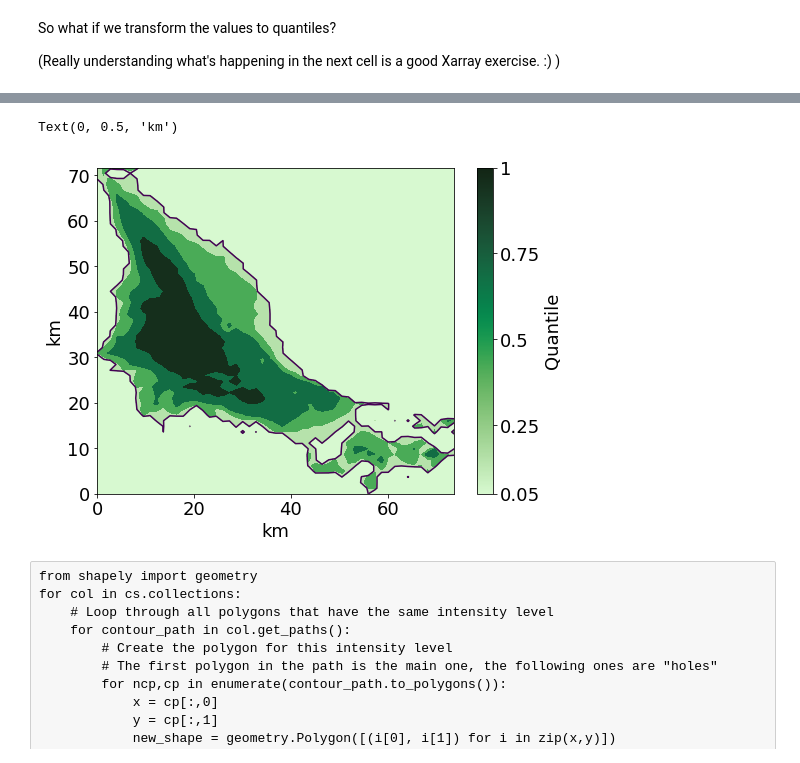
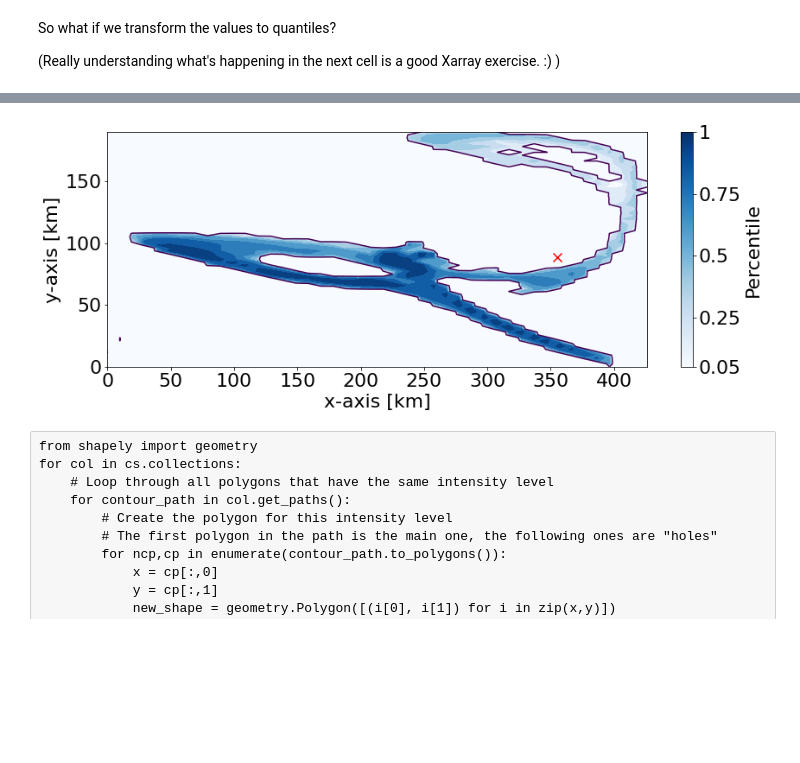
Before and after one commit to LeonMock/master-thesis, a Jupyter notebook: notebooks/2023-07-09_heatmaps.ipynb, the cells around one changed output, grey strips where cells are left out. Cells and saved outputs as stored; diff of their text form; code cells hidden in the pictures; blank space fills up the shorter version.

```diff
--- a/notebooks/2023-07-09_heatmaps.ipynb
+++ b/notebooks/2023-07-09_heatmaps.ipynb
@@ -23,4 +23,4 @@ output_path = '/gxfs_work1/geomar/smomw523/master-thesis/output_data/ROMS_child'
 # %%
-traj_files = sorted(Path(output_path).glob("Column_backwards_test_1500_20090301_RT-42_N-1000000_seed-12345.nc"))
+traj_files = sorted(Path(output_path).glob("Column_test_1500_20090301_RT-42_N-1000000_seed-12345.nc"))
 traj_files[0].name
 # %% [output]
@@ -226,6 +226,6 @@ To have a linear distribution of colors, we can transform the heat map to quanti
 # %% [markdown]
 First, let's just extract the final 200 obs steps so we don't need to handle the obs dimension any more.
 # %%
-heat_map = heat_map.isel(obs=5)#slice(-200, None)).mean("obs")
+heat_map = heat_map.isel(obs=42)#slice(-200, None)).mean("obs")
 heat_map
 # %% [output]
@@ -309,5 +309,5 @@ plt.contour(heat_map_transformed,colors='red')
 # %%
-plt.rcParams.update({'font.size': 18})
+plt.rcParams.update({'font.size': 22})
 # %%
 plt.figure(figsize=(10,4))
 cf=plt.contourf(heat_map_transformed.where(heat_map_transformed>(np.min(np.where(quants_sum<0.95))/100),drop=True).lon_bin,
@@ -335,6 +335,9 @@ Text(0.5, 1.0, '100000 particles')
 # %%
 lattokm = np.linspace(0,(heat_map_transformed.where(heat_map_transformed>(np.min(np.where(quants_sum<0.95))/100),drop=True).lat_bin.max()-heat_map_transformed.where(heat_map_transformed>(np.min(np.where(quants_sum<0.95))/100),drop=True).lat_bin.min())*110.574,len(heat_map_transformed.where(heat_map_transformed>(np.min(np.where(quants_sum<0.95))/100),drop=True).lat_bin))
 lontokm = np.linspace(0,(heat_map_transformed.where(heat_map_transformed>(np.min(np.where(quants_sum<0.95))/100),drop=True).lon_bin.max()-heat_map_transformed.where(heat_map_transformed>(np.min(np.where(quants_sum<0.95))/100),drop=True).lon_bin.min())*111.320*np.cos(heat_map_transformed.lat_bin.mean()* np.pi / 180),len(heat_map_transformed.where(heat_map_transformed>(np.min(np.where(quants_sum<0.95))/100),drop=True).lon_bin))
+# %%
+startlattokm=(-23.25-heat_map_transformed.where(heat_map_transformed>(np.min(np.where(quants_sum<0.95))/100),drop=True).lat_bin.min())*110.574
+startlontokm=(8.25-heat_map_transformed.where(heat_map_transformed>(np.min(np.where(quants_sum<0.95))/100),drop=True).lon_bin.min())*111.320*np.cos(heat_map_transformed.lon_bin.mean()* np.pi / 180)
 # %%
 heat_map_transformed.where(heat_map_transformed>(np.min(np.where(quants_sum<0.95))/100),drop=True).min()
 # %% [output]
@@ -343,25 +346,24 @@ array(0.47)
 # %%
-plt.figure(figsize=(8,6))
-cf=plt.contourf(lontokm,lattokm,heat_map_transformed.where(heat_map_transformed>(np.min(np.where(quants_sum<0.95))/100),drop=True).fillna(0).T,vmin=(np.min(np.where(quants_sum<0.95))/100),vmax=1, cmap=cmocean.cm.algae)
-cb=plt.colorbar(ScalarMappable(norm=cf.norm, cmap=cf.cmap),label='Quantile',ticks=[(np.min(np.where(quants_sum<0.95))/100),
+plt.figure(figsize=(14,5))
+cf=plt.contourf(lontokm,lattokm,heat_map_transformed.where(heat_map_transformed>(np.min(np.where(quants_sum<0.95))/100),drop=True).fillna(0).T,vmin=(np.min(np.where(quants_sum<0.95))/100),vmax=1, cmap='Blues',levels=25)
+cb=plt.colorbar(ScalarMappable(norm=cf.norm, cmap=cf.cmap),label='Percentile',ticks=[(np.min(np.where(quants_sum<0.95))/100),
                                                                                    (np.min(np.where(quants_sum<0.95))/100)+((4/19)*(1-(np.min(np.where(quants_sum<0.95))/100))),
 
                                                                                    (np.min(np.where(quants_sum<0.95))/100)+((9/19)*(1-(np.min(np.where(quants_sum<0.95))/100))),
                                                                                    (np.min(np.where(quants_sum<0.95))/100)+((14/19)*(1-(np.min(np.where(quants_sum<0.95))/100))),
                                                                                    1])
 cl=plt.contour(lontokm,lattokm,heat_map_transformed.where(heat_map_transformed>(np.min(np.where(quants_sum<0.95))/100),drop=True).fillna(0).T,levels=[(np.min(np.where(quants_sum<0.95))/100)])
 cb.set_ticklabels(['0.05','0.25','0.5','0.75','1'])
-#plt.scatter(8.25,-23.25,color='red')
-plt.xlabel('km')
-plt.ylabel('km')
+plt.scatter(startlontokm,startlattokm,color='red',marker='x',s=100)
+plt.xlabel('x-axis [km]')
+plt.ylabel('y-axis [km]')
 #plt.ylim([-24.5,-21.5])
-#plt.yticks([-21.5,-22,-22.5,-23,-23.5,-24,-24.5])
+plt.yticks([0,50,100,150])
 #plt.xlim([4.5,9.5])
 #plt.title('100000 particles');#, backgroundcolor= 'silver');
-#plt.savefig('how-many-particles/ROMS_0100000.png')
+plt.savefig('../output_data/spreadarea.pdf', bbox_inches='tight');
 # %% [output]
-Text(0, 0.5, 'km')
-[figure, old version]
+[figure, new version]
 # %% [raw]
 from shapely import geometry
 for col in cs.collections:
```
Also changed, not shown: parts of 18 cells of this notebook, 3 other files.
